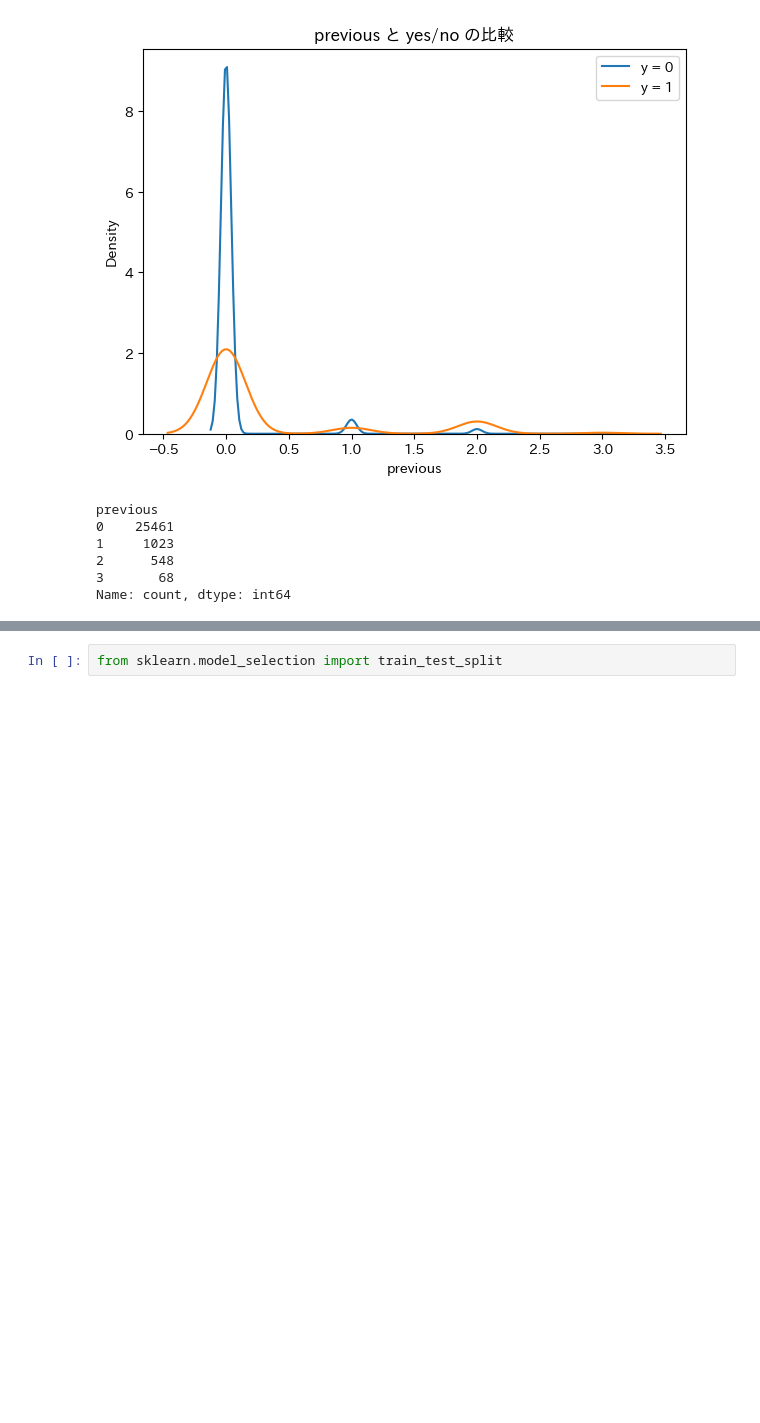
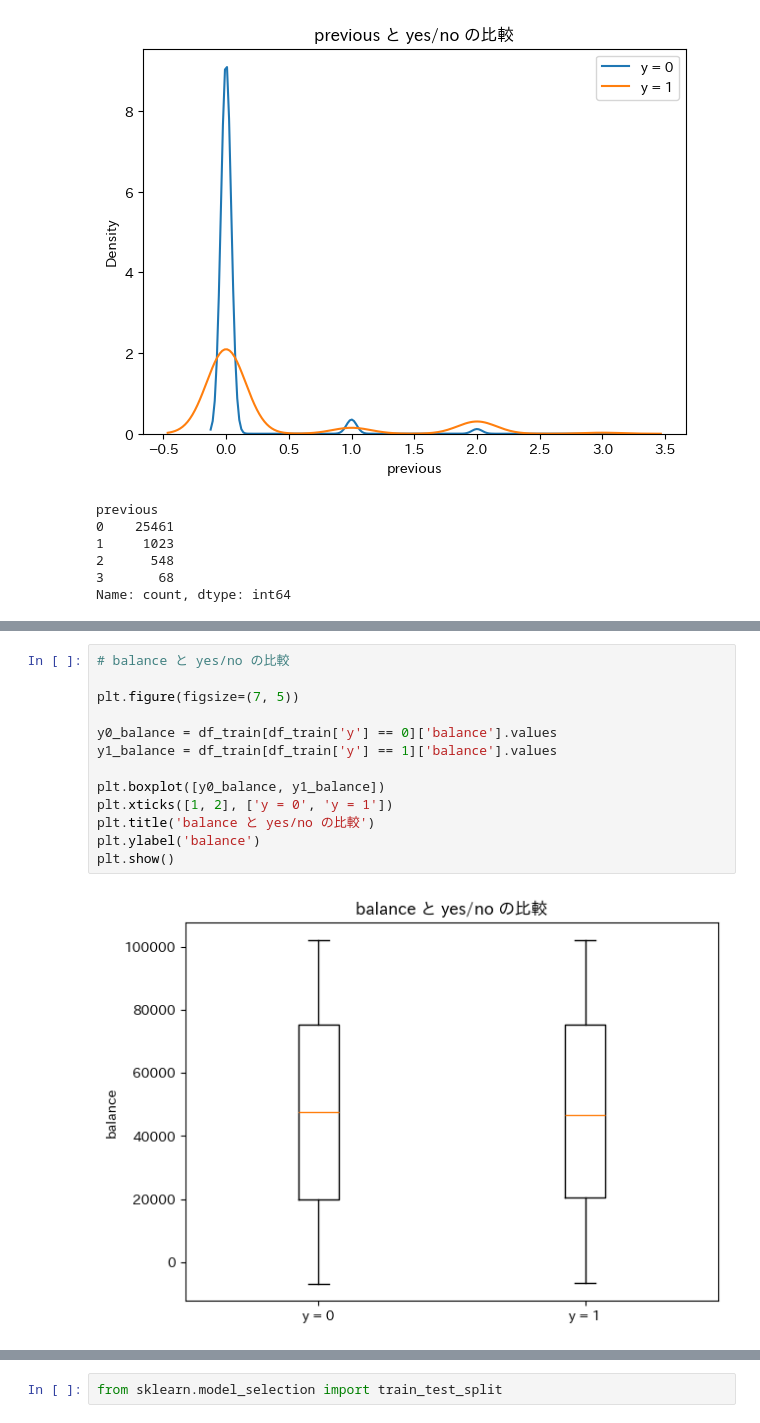
Before and after one commit to Memories-of-Sun-and-Moon/SIGNATE4B_040_Bank_Customer_Tartgeting, a Jupyter notebook: solve.ipynb, the cells around one changed output, grey strips where cells are left out. Saved outputs shown, nothing was run; the diff lists cells and outputs as text; blank space fills up the shorter version.

```diff
--- a/solve.ipynb
+++ b/solve.ipynb
@@ -321,0 +363,15 @@ sns.boxplot(data=[df_train[df_train['y'] == 0]['age'], df_train[df_train['y'] ==
+# %%
+# balance と yes/no の比較
+
+plt.figure(figsize=(7, 5))
+
+y0_balance = df_train[df_train['y'] == 0]['balance'].values
+y1_balance = df_train[df_train['y'] == 1]['balance'].values
+
+plt.boxplot([y0_balance, y1_balance])
+plt.xticks([1, 2], ['y = 0', 'y = 1'])
+plt.title('balance と yes/no の比較')
+plt.ylabel('balance')
+plt.show()
+# %% [output]
+[figure, added]
```
Also changed, not shown: parts of 13 cells of this notebook, 1 other file.
